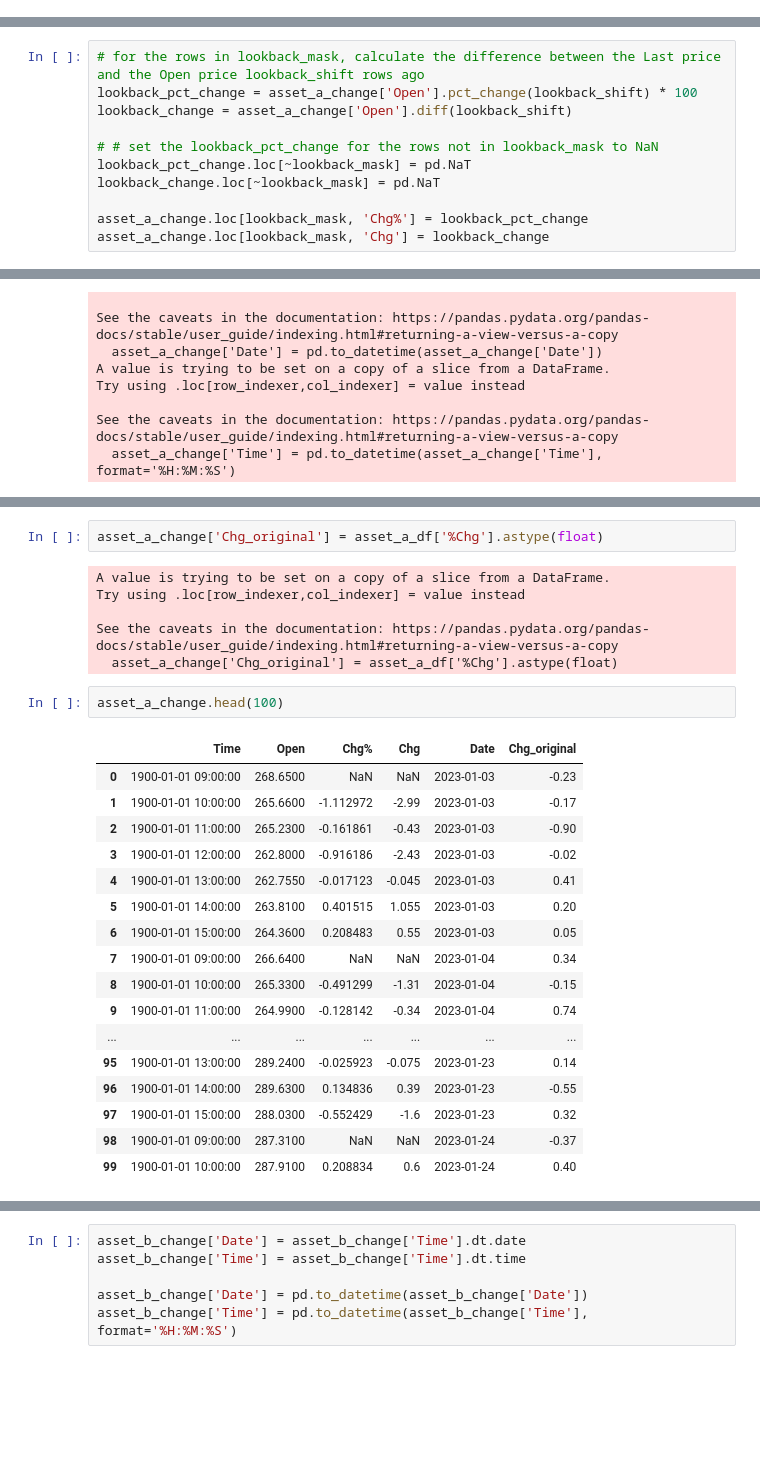
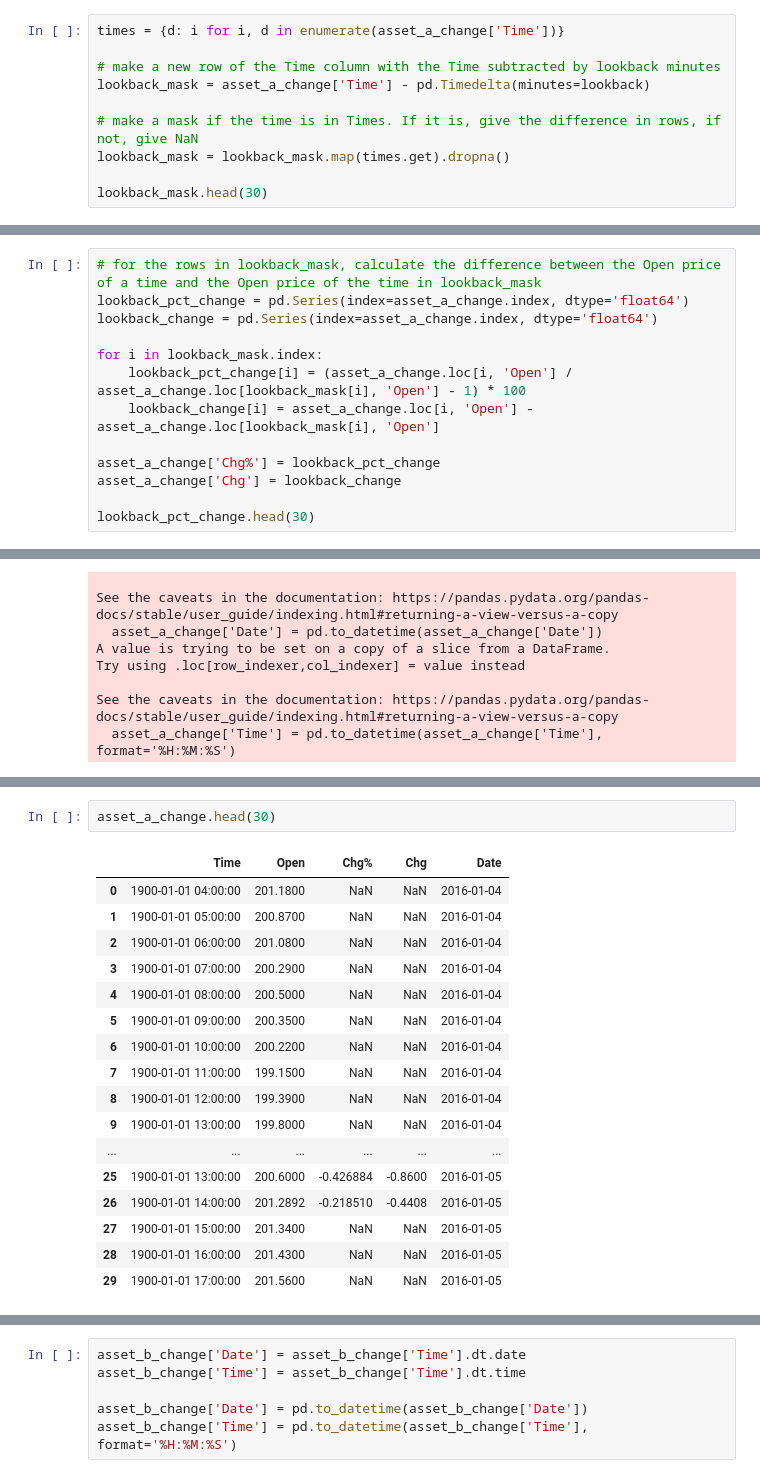
Before and after one commit to NicholasCG/AI-Options-Trading, a Jupyter notebook: lagged_Correlation/lagged.ipynb, the cells around one changed output, grey strips where cells are left out. Saved outputs shown, nothing was run; the diff lists cells and outputs as text; blank space fills up the shorter version.

Commit message:
Add lookback and lookahead

```diff
--- a/lagged_Correlation/lagged.ipynb
+++ b/lagged_Correlation/lagged.ipynb
@@ -90,0 +62,10 @@ Name: Time, dtype: bool
+# %%
+times = {d: i for i, d in enumerate(asset_a_change['Time'])}
+
+# make a new row of the Time column with the Time subtracted by lookback minutes
+lookback_mask = asset_a_change['Time'] - pd.Timedelta(minutes=lookback)
+
+# make a mask if the time is in Times. If it is, give the difference in rows, if not, give NaN
+lookback_mask = lookback_mask.map(times.get).dropna()
+
+lookback_mask.head(30)
@@ -105,11 +109,0 @@ asset_a_change.head(10)
-# %%
-# for the rows in lookback_mask, calculate the difference between the Last price and the Open price lookback_shift rows ago
-lookback_pct_change = asset_a_change['Open'].pct_change(lookback_shift) * 100
-lookback_change = asset_a_change['Open'].diff(lookback_shift)
-
-# # set the lookback_pct_change for the rows not in lookback_mask to NaN
-lookback_pct_change.loc[~lookback_mask] = pd.NaT
-lookback_change.loc[~lookback_mask] = pd.NaT
-
-asset_a_change.loc[lookback_mask, 'Chg%'] = lookback_pct_change
-asset_a_change.loc[lookback_mask, 'Chg'] = lookback_change
@@ -126,0 +110,13 @@ See the caveats in the documentation: https://pandas.pydata.org/pandas-docs/stab
+# %%
+# for the rows in lookback_mask, calculate the difference between the Open price of a time and the Open price of the time in lookback_mask
+lookback_pct_change = pd.Series(index=asset_a_change.index, dtype='float64')
+lookback_change = pd.Series(index=asset_a_change.index, dtype='float64')
+
+for i in lookback_mask.index:
+    lookback_pct_change[i] = (asset_a_change.loc[i, 'Open'] / asset_a_change.loc[lookback_mask[i], 'Open'] - 1) * 100
+    lookback_change[i] = asset_a_change.loc[i, 'Open'] - asset_a_change.loc[lookback_mask[i], 'Open']
+
+asset_a_change['Chg%'] = lookback_pct_change
+asset_a_change['Chg'] = lookback_change
+
+lookback_pct_change.head(30)
@@ -182,31 +229,23 @@ asset_a_df['%Chg'] = asset_a_df['%Chg'].str.replace('%', '')
-# %%
-asset_a_change['Chg_original'] = asset_a_df['%Chg'].astype(float)
-# %% [output]
-A value is trying to be set on a copy of a slice from a DataFrame.
-Try using .loc[row_indexer,col_indexer] = value instead
-
-See the caveats in the documentation: https://pandas.pydata.org/pandas-docs/stable/user_guide/indexing.html#returning-a-view-versus-a-copy
-  asset_a_change['Chg_original'] = asset_a_df['%Chg'].astype(float)
 # %%
-asset_a_change.head(100)
+asset_a_change.head(30)
 # %% [output]
-|  | Time | Open | Chg% | Chg | Date | Chg_original |
-| 0 | 1900-01-01 09:00:00 | 268.6500 | NaN | NaN | 2023-01-03 | -0.23 |
-| 1 | 1900-01-01 10:00:00 | 265.6600 | -1.112972 | -2.99 | 2023-01-03 | -0.17 |
-| 2 | 1900-01-01 11:00:00 | 265.2300 | -0.161861 | -0.43 | 2023-01-03 | -0.90 |
-| 3 | 1900-01-01 12:00:00 | 262.8000 | -0.916186 | -2.43 | 2023-01-03 | -0.02 |
-| 4 | 1900-01-01 13:00:00 | 262.7550 | -0.017123 | -0.045 | 2023-01-03 | 0.41 |
-| 5 | 1900-01-01 14:00:00 | 263.8100 | 0.401515 | 1.055 | 2023-01-03 | 0.20 |
-| 6 | 1900-01-01 15:00:00 | 264.3600 | 0.208483 | 0.55 | 2023-01-03 | 0.05 |
-| 7 | 1900-01-01 09:00:00 | 266.6400 | NaN | NaN | 2023-01-04 | 0.34 |
-| 8 | 1900-01-01 10:00:00 | 265.3300 | -0.491299 | -1.31 | 2023-01-04 | -0.15 |
-| 9 | 1900-01-01 11:00:00 | 264.9900 | -0.128142 | -0.34 | 2023-01-04 | 0.74 |
-| ... | ... | ... | ... | ... | ... | ... |
-| 95 | 1900-01-01 13:00:00 | 289.2400 | -0.025923 | -0.075 | 2023-01-23 | 0.14 |
-| 96 | 1900-01-01 14:00:00 | 289.6300 | 0.134836 | 0.39 | 2023-01-23 | -0.55 |
-| 97 | 1900-01-01 15:00:00 | 288.0300 | -0.552429 | -1.6 | 2023-01-23 | 0.32 |
-| 98 | 1900-01-01 09:00:00 | 287.3100 | NaN | NaN | 2023-01-24 | -0.37 |
-| 99 | 1900-01-01 10:00:00 | 287.9100 | 0.208834 | 0.6 | 2023-01-24 | 0.40 |
+|  | Time | Open | Chg% | Chg | Date |
+| 0 | 1900-01-01 04:00:00 | 201.1800 | NaN | NaN | 2016-01-04 |
+| 1 | 1900-01-01 05:00:00 | 200.8700 | NaN | NaN | 2016-01-04 |
+| 2 | 1900-01-01 06:00:00 | 201.0800 | NaN | NaN | 2016-01-04 |
+| 3 | 1900-01-01 07:00:00 | 200.2900 | NaN | NaN | 2016-01-04 |
+| 4 | 1900-01-01 08:00:00 | 200.5000 | NaN | NaN | 2016-01-04 |
+| 5 | 1900-01-01 09:00:00 | 200.3500 | NaN | NaN | 2016-01-04 |
+| 6 | 1900-01-01 10:00:00 | 200.2200 | NaN | NaN | 2016-01-04 |
+| 7 | 1900-01-01 11:00:00 | 199.1500 | NaN | NaN | 2016-01-04 |
+| 8 | 1900-01-01 12:00:00 | 199.3900 | NaN | NaN | 2016-01-04 |
+| 9 | 1900-01-01 13:00:00 | 199.8000 | NaN | NaN | 2016-01-04 |
+| ... | ... | ... | ... | ... | ... |
+| 25 | 1900-01-01 13:00:00 | 200.6000 | -0.426884 | -0.8600 | 2016-01-05 |
+| 26 | 1900-01-01 14:00:00 | 201.2892 | -0.218510 | -0.4408 | 2016-01-05 |
+| 27 | 1900-01-01 15:00:00 | 201.3400 | NaN | NaN | 2016-01-05 |
+| 28 | 1900-01-01 16:00:00 | 201.4300 | NaN | NaN | 2016-01-05 |
+| 29 | 1900-01-01 17:00:00 | 201.5600 | NaN | NaN | 2016-01-05 |
 # %%
 asset_a_change_pivot = asset_a_change.pivot(index='Date', columns='Time', values='Chg%')
 # drop columns that are all NaN
```
Also changed, not shown: parts of 30 cells of this notebook, 4 other files.
